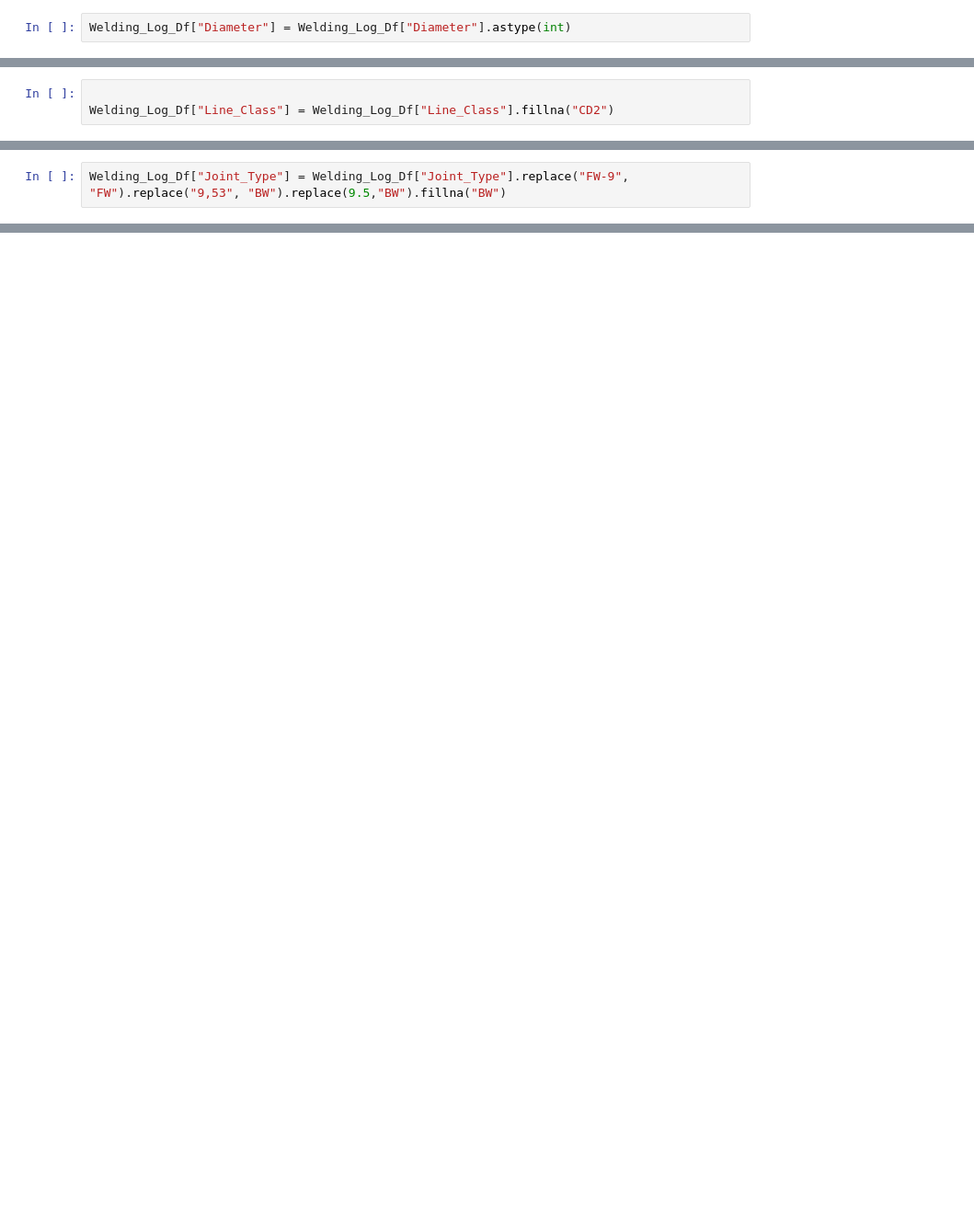
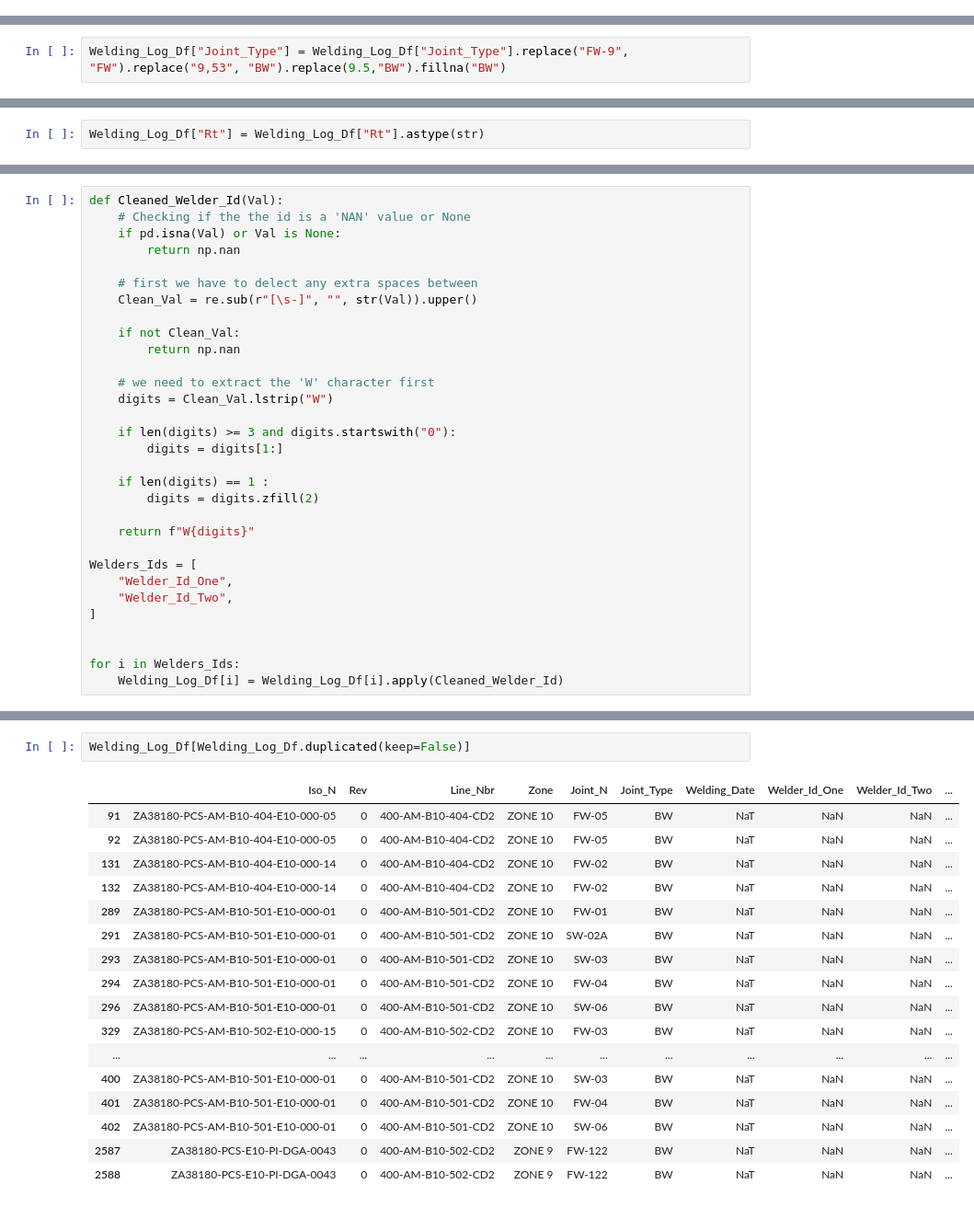
Before and after one commit to Amrane20/Welding-Log-Dashboard, a Jupyter notebook: main.ipynb, the cells around one changed output, grey strips where cells are left out. Shown at 92% size. Saved outputs shown, nothing was run; the diff lists cells and outputs as text; blank space fills up the shorter version.

Commit message:
Data cleaning and generate Weld_Id key for Welding_Log dataset

```diff
--- a/main.ipynb
+++ b/main.ipynb
@@ -86,2 +91,0 @@ array([400], dtype=object)
-# %%
-Welding_Log_Df["Diameter"] = Welding_Log_Df["Diameter"].astype(int)
@@ -105,6 +95,3 @@ Index(['Iso_N', 'Rev', 'Line_Nbr', 'Zone', 'Joint_N', 'Line_Class',
-# %%
-
-Welding_Log_Df["Line_Class"] = Welding_Log_Df["Line_Class"].fillna("CD2")
 # %%
 Welding_Log_Df[Welding_Log_Df["Joint_Type"] == "BW"].shape
 # %% [output]
@@ -117,0 +113,2 @@ Welding_Log_Df["Joint_Type"] = Welding_Log_Df["Joint_Type"].replace("FW-9", "FW"
+# %%
+Welding_Log_Df["Rt"] = Welding_Log_Df["Rt"].astype(str)
@@ -121,0 +220,31 @@ array(['BW', 'SW', 9.53, 'FW'], dtype=object)
+# %%
+def Cleaned_Welder_Id(Val):
+    # Checking if the the id is a 'NAN' value or None
+    if pd.isna(Val) or Val is None:
+        return np.nan
+
+    # first we have to delect any extra spaces between
+    Clean_Val = re.sub(r"[\s-]", "", str(Val)).upper()
+
+    if not Clean_Val:
+        return np.nan
+
+    # we need to extract the 'W' character first
+    digits = Clean_Val.lstrip("W")
+
+    if len(digits) >= 3 and digits.startswith("0"):
+        digits = digits[1:]
+
+    if len(digits) == 1 :
+        digits = digits.zfill(2)
+
+    return f"W{digits}"
+
+Welders_Ids = [
+    "Welder_Id_One",
+    "Welder_Id_Two",
+]
+
+
+for i in Welders_Ids:
+    Welding_Log_Df[i] = Welding_Log_Df[i].apply(Cleaned_Welder_Id)
@@ -121,0 +266,20 @@ array(['BW', 'SW', 9.53, 'FW'], dtype=object)
+# %%
+Welding_Log_Df[Welding_Log_Df.duplicated(keep=False)]
+# %% [output]
+|  | Iso_N | Rev | Line_Nbr | Zone | Joint_N | Joint_Type | Welding_Date | Welder_Id_One | Welder_Id_Two | ... |
+| 91 | ZA38180-PCS-AM-B10-404-E10-000-05 | 0 | 400-AM-B10-404-CD2 | ZONE 10 | FW-05 | BW | NaT | NaN | NaN | ... |
+| 92 | ZA38180-PCS-AM-B10-404-E10-000-05 | 0 | 400-AM-B10-404-CD2 | ZONE 10 | FW-05 | BW | NaT | NaN | NaN | ... |
+| 131 | ZA38180-PCS-AM-B10-404-E10-000-14 | 0 | 400-AM-B10-404-CD2 | ZONE 10 | FW-02 | BW | NaT | NaN | NaN | ... |
+| 132 | ZA38180-PCS-AM-B10-404-E10-000-14 | 0 | 400-AM-B10-404-CD2 | ZONE 10 | FW-02 | BW | NaT | NaN | NaN | ... |
+| 289 | ZA38180-PCS-AM-B10-501-E10-000-01 | 0 | 400-AM-B10-501-CD2 | ZONE 10 | FW-01 | BW | NaT | NaN | NaN | ... |
+| 291 | ZA38180-PCS-AM-B10-501-E10-000-01 | 0 | 400-AM-B10-501-CD2 | ZONE 10 | SW-02A | BW | NaT | NaN | NaN | ... |
+| 293 | ZA38180-PCS-AM-B10-501-E10-000-01 | 0 | 400-AM-B10-501-CD2 | ZONE 10 | SW-03 | BW | NaT | NaN | NaN | ... |
+| 294 | ZA38180-PCS-AM-B10-501-E10-000-01 | 0 | 400-AM-B10-501-CD2 | ZONE 10 | FW-04 | BW | NaT | NaN | NaN | ... |
+| 296 | ZA38180-PCS-AM-B10-501-E10-000-01 | 0 | 400-AM-B10-501-CD2 | ZONE 10 | SW-06 | BW | NaT | NaN | NaN | ... |
+| 329 | ZA38180-PCS-AM-B10-502-E10-000-15 | 0 | 400-AM-B10-502-CD2 | ZONE 10 | FW-03 | BW | NaT | NaN | NaN | ... |
+| ... | ... | ... | ... | ... | ... | ... | ... | ... | ... | ... |
+| 400 | ZA38180-PCS-AM-B10-501-E10-000-01 | 0 | 400-AM-B10-501-CD2 | ZONE 10 | SW-03 | BW | NaT | NaN | NaN | ... |
+| 401 | ZA38180-PCS-AM-B10-501-E10-000-01 | 0 | 400-AM-B10-501-CD2 | ZONE 10 | FW-04 | BW | NaT | NaN | NaN | ... |
+| 402 | ZA38180-PCS-AM-B10-501-E10-000-01 | 0 | 400-AM-B10-501-CD2 | ZONE 10 | SW-06 | BW | NaT | NaN | NaN | ... |
+| 2587 | ZA38180-PCS-E10-PI-DGA-0043 | 0 | 400-AM-B10-502-CD2 | ZONE 9 | FW-122 | BW | NaT | NaN | NaN | ... |
+| 2588 | ZA38180-PCS-E10-PI-DGA-0043 | 0 | 400-AM-B10-502-CD2 | ZONE 9 | FW-122 | BW | NaT | NaN | NaN | ... |
```
Also changed, not shown: parts of 37 cells of this notebook, 1 other file.
